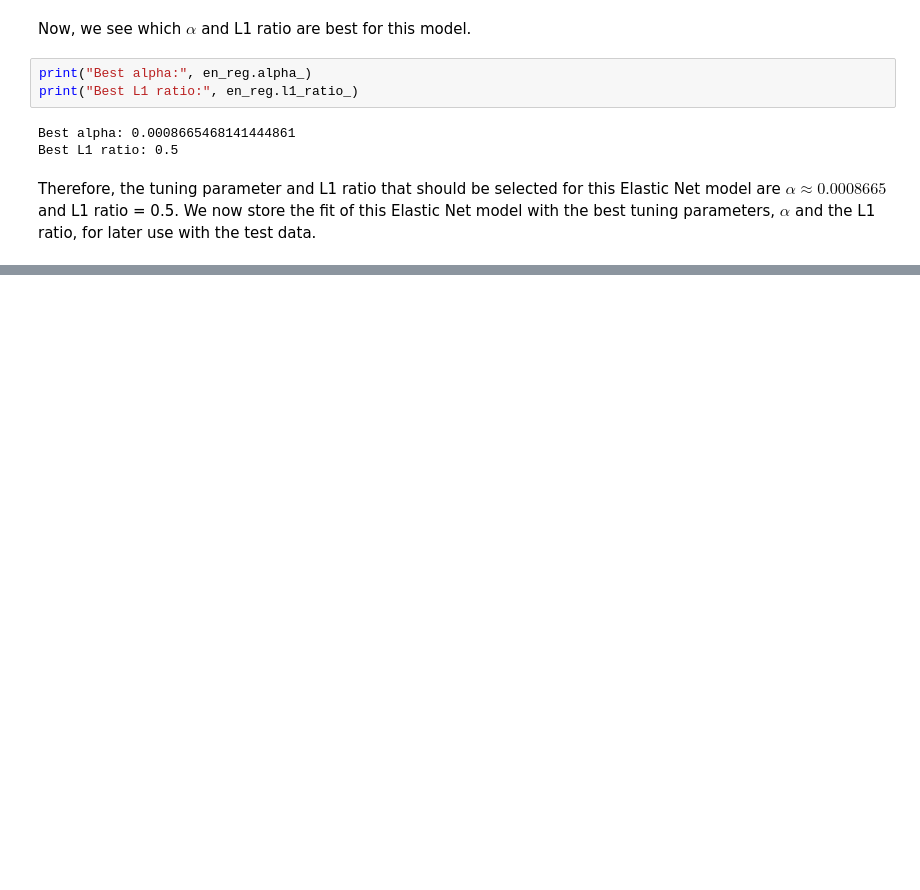
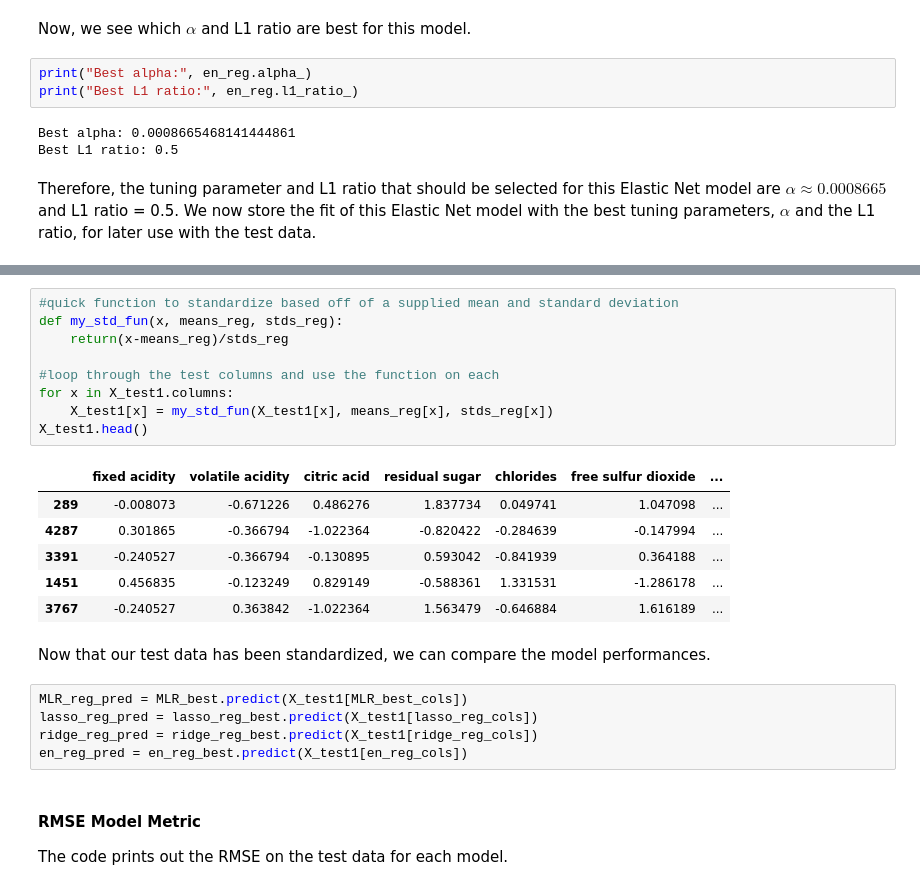
Before and after one commit to jlloring/ST-554_JLoring, a Jupyter notebook: Loring_HW7.ipynb, the cells around one changed output, grey strips where cells are left out. Cells and saved outputs as stored; diff of their text form; blank space fills up the shorter version.

```diff
--- a/Loring_HW7.ipynb
+++ b/Loring_HW7.ipynb
@@ -411,0 +415,26 @@ print(np.array(list(zip(X_train1[['fixed acidity', 'citric acid', 'residual suga
+# %%
+#quick function to standardize based off of a supplied mean and standard deviation
+def my_std_fun(x, means_reg, stds_reg):
+    return(x-means_reg)/stds_reg
+
+#loop through the test columns and use the function on each
+for x in X_test1.columns:
+    X_test1[x] = my_std_fun(X_test1[x], means_reg[x], stds_reg[x])
+X_test1.head()
+# %% [output]
+|  | fixed acidity | volatile acidity | citric acid | residual sugar | chlorides | free sulfur dioxide | ... |
+| 289 | -0.008073 | -0.671226 | 0.486276 | 1.837734 | 0.049741 | 1.047098 | ... |
+| 4287 | 0.301865 | -0.366794 | -1.022364 | -0.820422 | -0.284639 | -0.147994 | ... |
+| 3391 | -0.240527 | -0.366794 | -0.130895 | 0.593042 | -0.841939 | 0.364188 | ... |
+| 1451 | 0.456835 | -0.123249 | 0.829149 | -0.588361 | 1.331531 | -1.286178 | ... |
+| 3767 | -0.240527 | 0.363842 | -1.022364 | 1.563479 | -0.646884 | 1.616189 | ... |
+# %% [markdown]
+Now that our test data has been standardized, we can compare the model performances.
+# %%
+MLR_reg_pred = MLR_best.predict(X_test1[MLR_best_cols])
+lasso_reg_pred = lasso_reg_best.predict(X_test1[lasso_reg_cols])
+ridge_reg_pred = ridge_reg_best.predict(X_test1[ridge_reg_cols])
+en_reg_pred = en_reg_best.predict(X_test1[en_reg_cols])
+# %% [markdown]
+#### **RMSE Model Metric**
+The code prints out the RMSE on the test data for each model.
```
Also changed, not shown: parts of 21 cells of this notebook.
